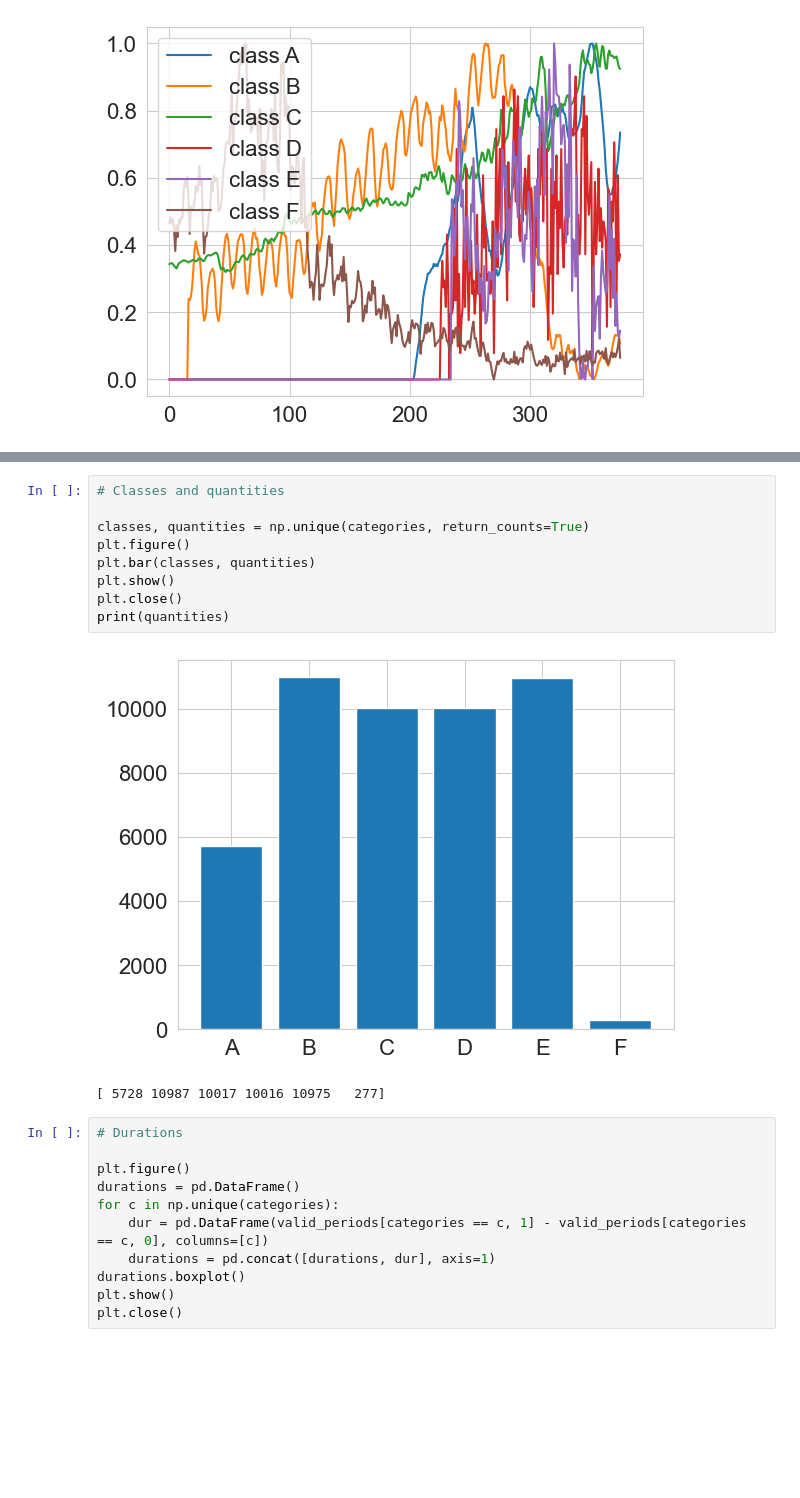
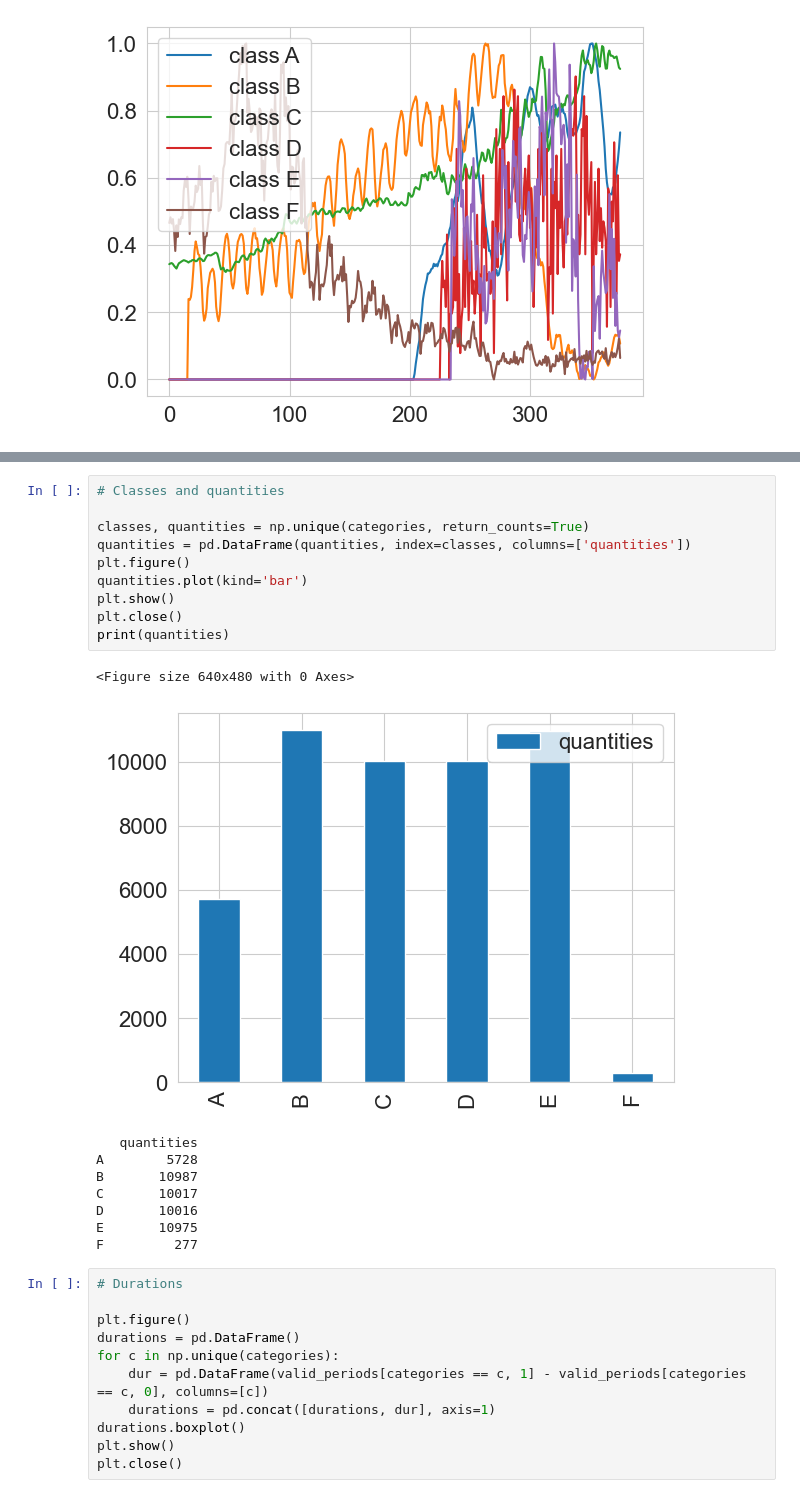
Before and after one commit to FrancescoNegri22/ANNDL-HW2, a Jupyter notebook: DatasetAnalisys.ipynb, the cells around one changed output, grey strips where cells are left out. Cells and saved outputs as stored; diff of their text form; blank space fills up the shorter version.

```diff
--- a/DatasetAnalisys.ipynb
+++ b/DatasetAnalisys.ipynb
@@ -70,15 +72,23 @@ for c in np.unique(categories):
 # %%
 # Classes and quantities
 
 classes, quantities = np.unique(categories, return_counts=True)
+quantities = pd.DataFrame(quantities, index=classes, columns=['quantities'])
 plt.figure()
-plt.bar(classes, quantities)
+quantities.plot(kind='bar')
 plt.show()
 plt.close()
 print(quantities)
 # %% [output]
+<Figure size 640x480 with 0 Axes>
-[figure, old version]
+[figure, new version]
-[ 5728 10987 10017 10016 10975   277]
+   quantities
+A        5728
+B       10987
+C       10017
+D       10016
+E       10975
+F         277
 # %%
 # Durations
 
```
Also changed, not shown: parts of 7 cells of this notebook.
